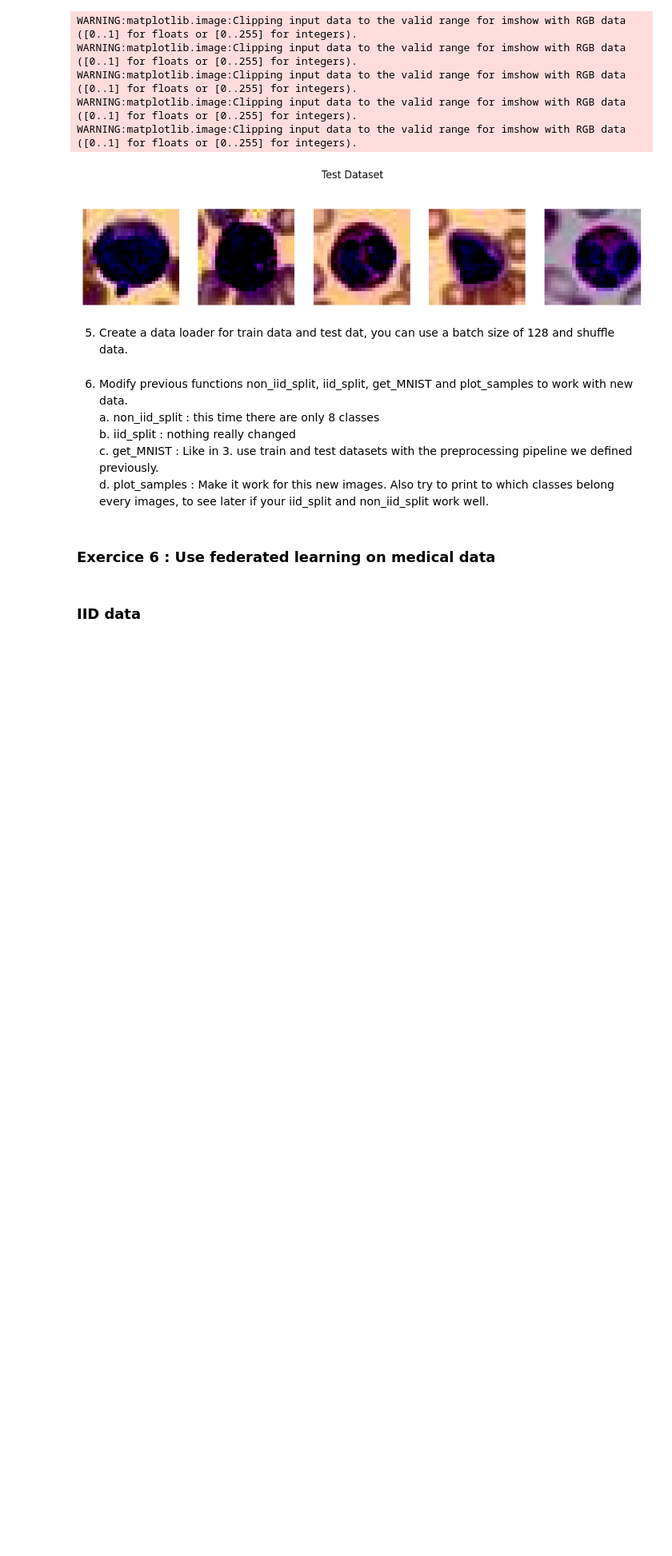
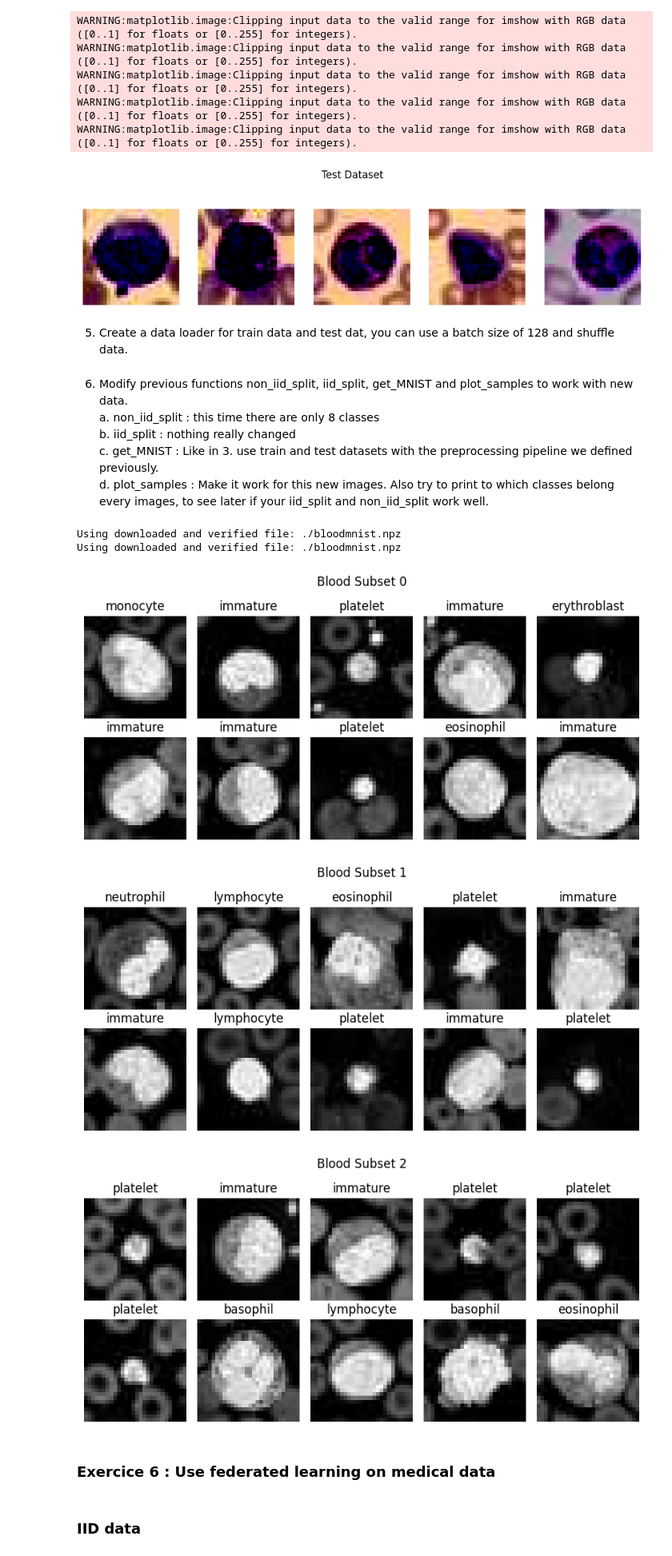
Before and after one commit to Ekliipce/Machine-Learning-for-Biomedical, a Jupyter notebook: federated_learning/Federated_Learning_etudiants.ipynb, the cells around one changed output. Shown at 80% size. Cells and saved outputs as stored; diff of their text form; code cells hidden in the pictures; blank space fills up the shorter version.

```diff
--- a/federated_learning/Federated_Learning_etudiants.ipynb
+++ b/federated_learning/Federated_Learning_etudiants.ipynb
@@ -722,6 +755,63 @@ a. non_iid_split : this time there are only 8 classes
 b. iid_split : nothing really changed
 c. get_MNIST : Like in 3. use train and test datasets with the preprocessing pipeline we defined previously.
 d. plot_samples : Make it work for this new images. Also try to print to which classes belong every images, to see later if your iid_split and non_iid_split work well.
+# %%
+def non_iid_split2():
+  pass
+# %%
+def get_BLOOD(type="iid", n_samples_train=200, n_samples_test=100, n_clients=3, batch_size=25, shuffle=True):
+    pipeline = transforms.Compose([
+        transforms.ToTensor(),
+        transforms.Normalize((0.5), (0.5))
+    ])
+
+    train_dataset = BloodMNIST(root='./', split='train', download=True, transform=pipeline)
+    test_dataset = BloodMNIST(root='./', split='test', download=True, transform=pipeline)
+
+    if (type == "iid"):
+      train = iid_split(train_dataset, n_clients, n_samples_train, batch_size, shuffle)
+      test = iid_split(test_dataset, n_clients, n_samples_test, batch_size, shuffle)
+    else :
+      train = non_iid_split2(train_dataset, n_clients, n_samples_train, batch_size, shuffle)
+      test = non_iid_split2(test_dataset, n_clients, n_samples_test, batch_size, shuffle)
+
+    return train, test
+
+
+blood_iid_train, blood_iid_test = get_BLOOD(n_samples_train=200, n_samples_test=100,
+                                            n_clients=3, batch_size=25,)
+# %% [output]
+Using downloaded and verified file: ./bloodmnist.npz
+Using downloaded and verified file: ./bloodmnist.npz
+# %%
+def plot_samples2(data, channel:int, title=None, plot_name="", n_examples =20):
+    n_rows = int(n_examples / 5)
+    plt.figure(figsize=(8, 2*n_rows))
+    if title:
+      plt.suptitle(title)
+
+    X, y = data
+    class_names = list(train_dataset.info['label'].items())
+
+    for idx in range(n_examples):
+        ax = plt.subplot(n_rows, 5, idx + 1)
+        name = class_names[y[idx].item()][1].split()[0]
+        ax.set_title(name)
+
+        image = 255 - X[idx, channel].view((28,28))
+        ax.imshow(image, cmap="gray")
+        ax.axis("off")
+
+    if plot_name!="":plt.savefig(f"plots/"+plot_name+".png")
+
+    plt.tight_layout()
+
+for i in range(3):
+  plot_samples2(next(iter(blood_iid_train[i])), 0, title="Blood Subset " + str(i),  n_examples=10)
+# %% [output]
+[figure, added]
+[figure, added]
+[figure, added]
 # %% [markdown]
 ### Exercice 6 : Use federated learning on medical data
 # %% [markdown]
```
Also changed, not shown: parts of 19 cells of this notebook.
